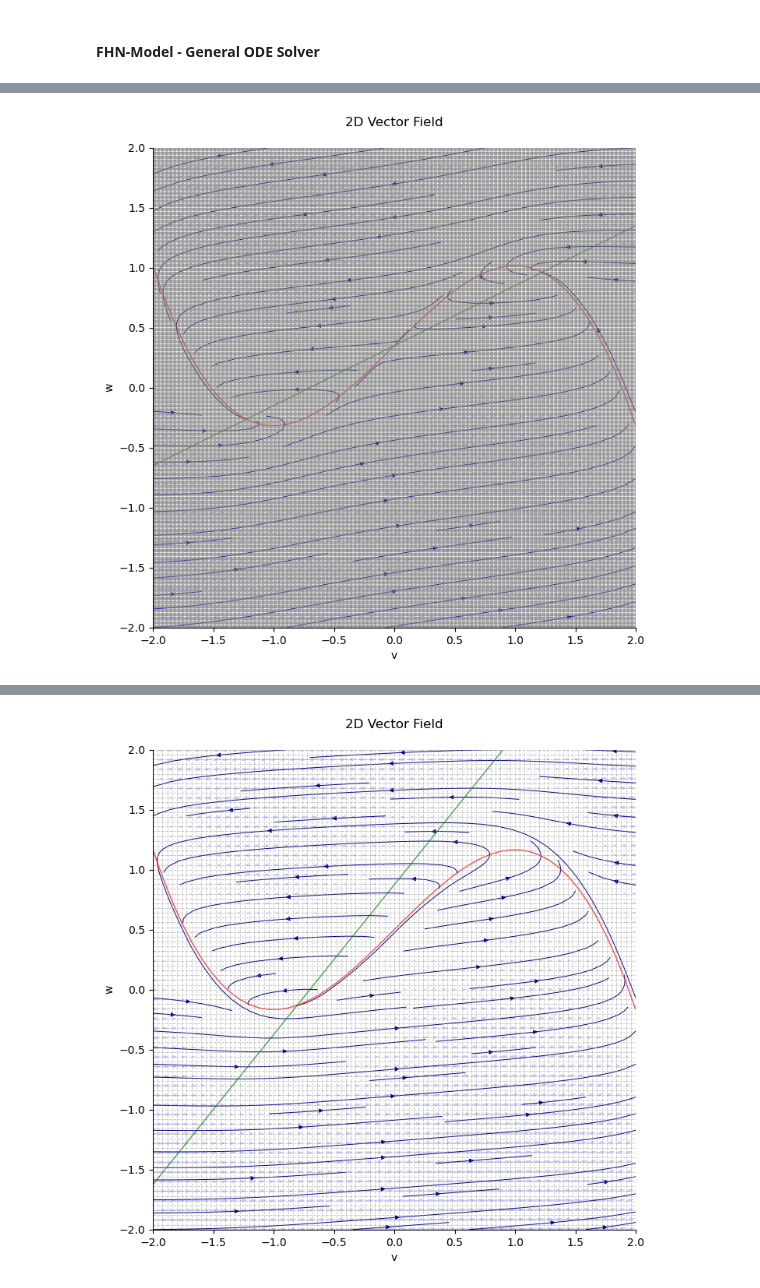
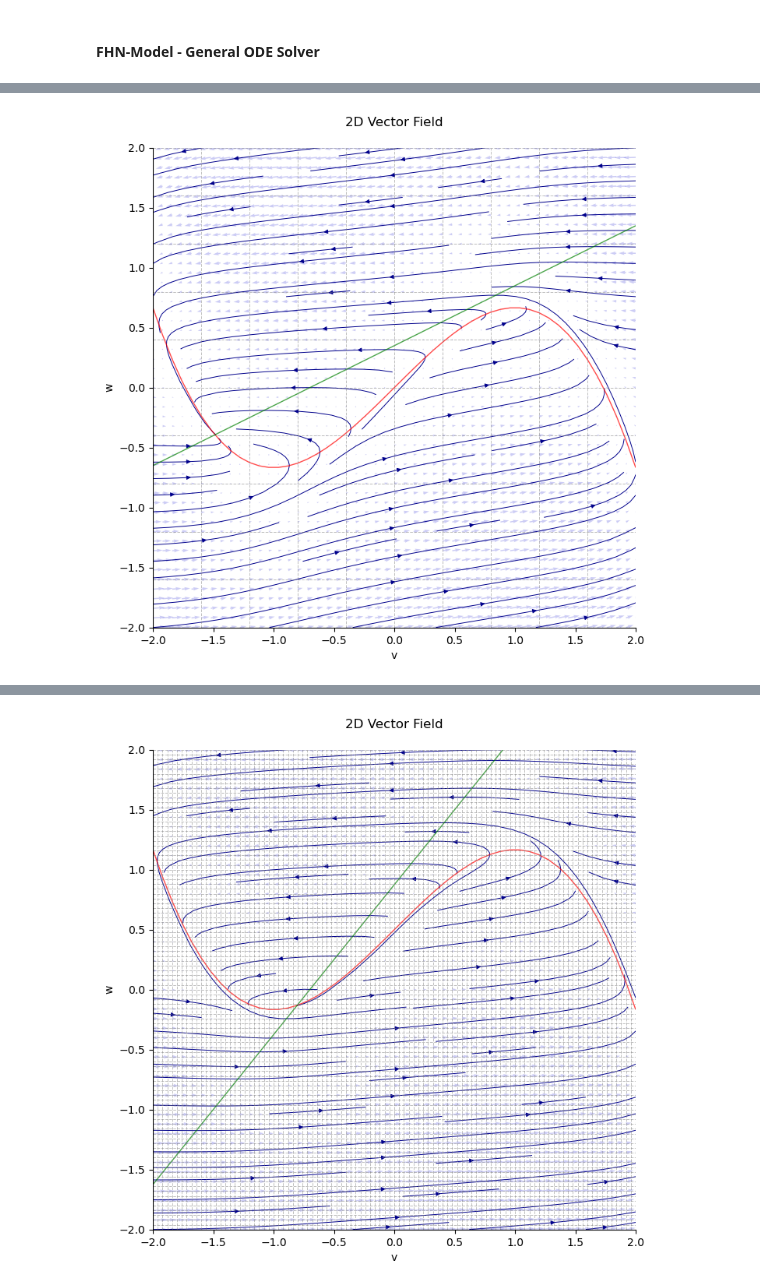
Before and after one commit to Lighfe/mdp-world-model, a Jupyter notebook: data_generation/visualization/plot_tests.ipynb, the cells around one changed output, grey strips where cells are left out. Cells and saved outputs as stored; diff of their text form; code cells hidden in the pictures.

Commit message:
improved plotting

```diff
--- a/data_generation/visualization/plot_tests.ipynb
+++ b/data_generation/visualization/plot_tests.ipynb
@@ -49,7 +65,7 @@ fsolver = GenNumericalSolver(fmodel)
 # %%
 fhnbounds = [(-2,2),(-2,2)]
-fhnres = [1000,1000]
+fhnres = [10,10]
 fhngrid = Grid(fhnbounds, fhnres)
-plot_2D_vector_field_over_grid(fhngrid, fsolver, control = [2.0, 0.35], axis_names=['v','w'], display_nullclines=True)
+plot_2D_vector_field_over_grid(fhngrid, fsolver, control = [2, 0.0], axis_names=['v','w'], display_nullclines=True)
 # %% [output]
-[figure, old version]
+[figure, new version]
```
Also changed, not shown: parts of 5 cells of this notebook, 2 other files.
